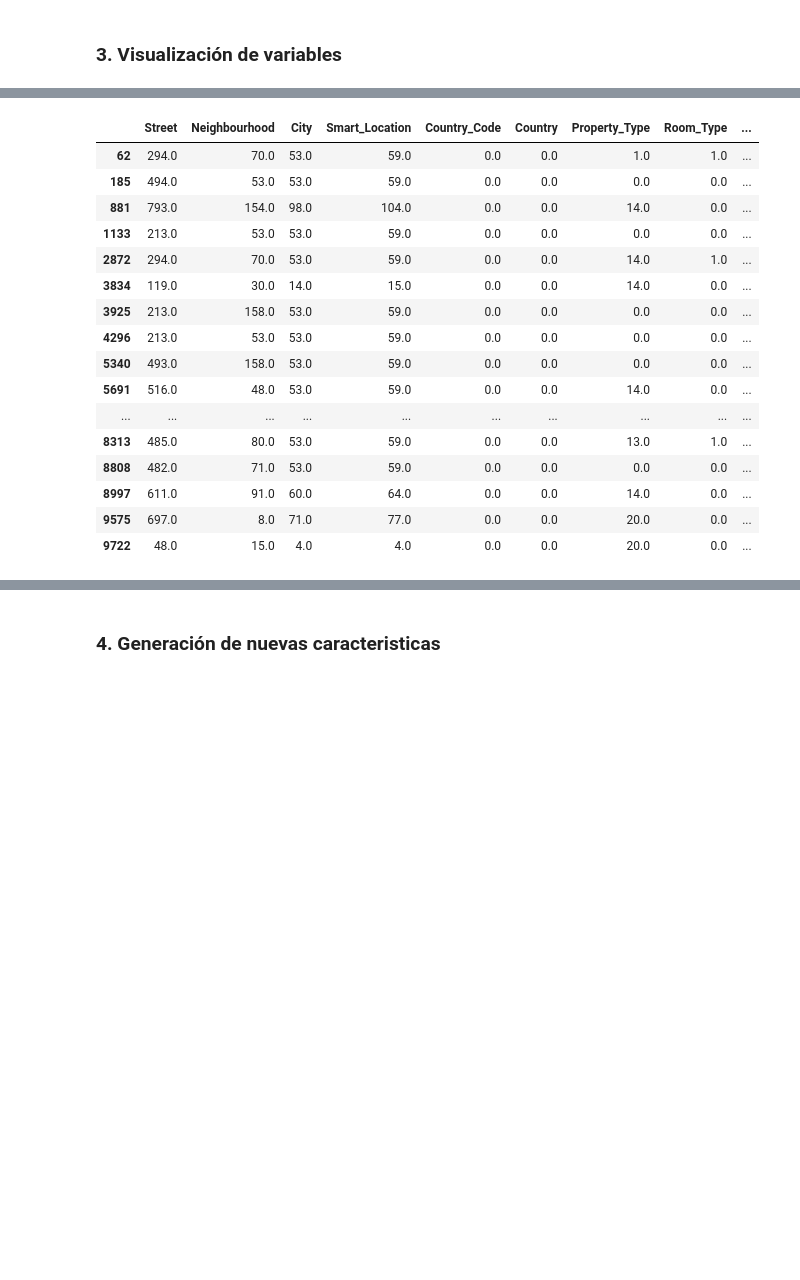
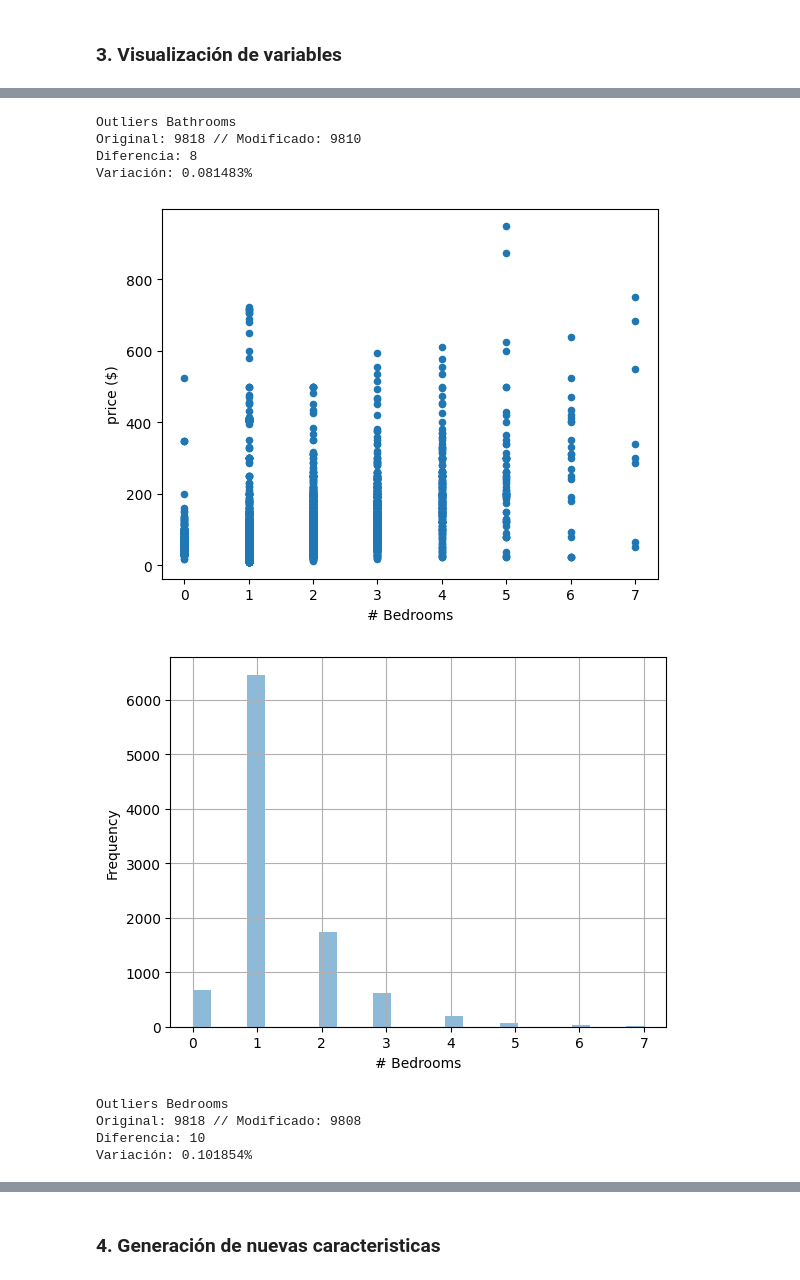
Before and after one commit to gustavo-arana/KeepCoding-IA-ML, a Jupyter notebook: practica_ml.ipynb, the cells around one changed output, grey strips where cells are left out. Drawn from its saved outputs; the diff is of its cells as text; code cells hidden in the pictures; blank space fills up the shorter version.

```diff
--- a/practica_ml.ipynb
+++ b/practica_ml.ipynb
@@ -337,21 +352,39 @@ plt.show()
 # %%
-#Limpiar Outliers
-airbnb_df[airbnb_df['Bedrooms']>=7]
+print(f'Outliers Bathrooms')
+print(
+    f'Original: {airbnb_df.shape[0]} // '
+    f'Modificado: {airbnb_df_no_outliers_bathrooms.shape[0]}\nDiferencia: {airbnb_df.shape[0] - airbnb_df_no_outliers_bathrooms.shape[0]}'
+)
+print(f'Variación: {((airbnb_df.shape[0] - airbnb_df_no_outliers_bathrooms.shape[0])/airbnb_df.shape[0])*100:2f}%')
 # %% [output]
-|  | Street | Neighbourhood | City | Smart_Location | Country_Code | Country | Property_Type | Room_Type | ... |
-| 62 | 294.0 | 70.0 | 53.0 | 59.0 | 0.0 | 0.0 | 1.0 | 1.0 | ... |
-| 185 | 494.0 | 53.0 | 53.0 | 59.0 | 0.0 | 0.0 | 0.0 | 0.0 | ... |
-| 881 | 793.0 | 154.0 | 98.0 | 104.0 | 0.0 | 0.0 | 14.0 | 0.0 | ... |
-| 1133 | 213.0 | 53.0 | 53.0 | 59.0 | 0.0 | 0.0 | 0.0 | 0.0 | ... |
-| 2872 | 294.0 | 70.0 | 53.0 | 59.0 | 0.0 | 0.0 | 14.0 | 1.0 | ... |
-| 3834 | 119.0 | 30.0 | 14.0 | 15.0 | 0.0 | 0.0 | 14.0 | 0.0 | ... |
-| 3925 | 213.0 | 158.0 | 53.0 | 59.0 | 0.0 | 0.0 | 0.0 | 0.0 | ... |
-| 4296 | 213.0 | 53.0 | 53.0 | 59.0 | 0.0 | 0.0 | 0.0 | 0.0 | ... |
-| 5340 | 493.0 | 158.0 | 53.0 | 59.0 | 0.0 | 0.0 | 0.0 | 0.0 | ... |
-| 5691 | 516.0 | 48.0 | 53.0 | 59.0 | 0.0 | 0.0 | 14.0 | 0.0 | ... |
-| ... | ... | ... | ... | ... | ... | ... | ... | ... | ... |
-| 8313 | 485.0 | 80.0 | 53.0 | 59.0 | 0.0 | 0.0 | 13.0 | 1.0 | ... |
-| 8808 | 482.0 | 71.0 | 53.0 | 59.0 | 0.0 | 0.0 | 0.0 | 0.0 | ... |
-| 8997 | 611.0 | 91.0 | 60.0 | 64.0 | 0.0 | 0.0 | 14.0 | 0.0 | ... |
-| 9575 | 697.0 | 8.0 | 71.0 | 77.0 | 0.0 | 0.0 | 20.0 | 0.0 | ... |
-| 9722 | 48.0 | 15.0 | 4.0 | 4.0 | 0.0 | 0.0 | 20.0 | 0.0 | ... |
+Outliers Bathrooms
+Original: 9818 // Modificado: 9810
+Diferencia: 8
+Variación: 0.081483%
+# %%
+#Limpiar Outliers Bedrooms
+airbnb_df_no_outliers_bedrooms = airbnb_df[airbnb_df['Bedrooms'] <= 7]
+
+airbnb_df_no_outliers_bedrooms.plot(kind = 'scatter',x='Bedrooms',y = 'Price')
+plt.xlabel('# Bedrooms')
+plt.ylabel('price ($)')
+plt.show()
+
+airbnb_df_no_outliers_bedrooms['Bedrooms'].plot.hist(alpha=0.5, bins=25, grid = True)
+plt.xlabel('# Bedrooms')
+plt.show()
+# %% [output]
+[figure, added]
+[figure, added]
+# %%
+print(f'Outliers Bedrooms')
+print(
+    f'Original: {airbnb_df.shape[0]} // '
+    f'Modificado: {airbnb_df_no_outliers_bedrooms.shape[0]}\nDiferencia: {airbnb_df.shape[0] - airbnb_df_no_outliers_bedrooms.shape[0]}'
+)
+print(f'Variación: {((airbnb_df.shape[0] - airbnb_df_no_outliers_bedrooms.shape[0])/airbnb_df.shape[0])*100:2f}%')
+# %% [output]
+Outliers Bedrooms
+Original: 9818 // Modificado: 9808
+Diferencia: 10
+Variación: 0.101854%
```
Also changed, not shown: parts of 10 cells of this notebook.
